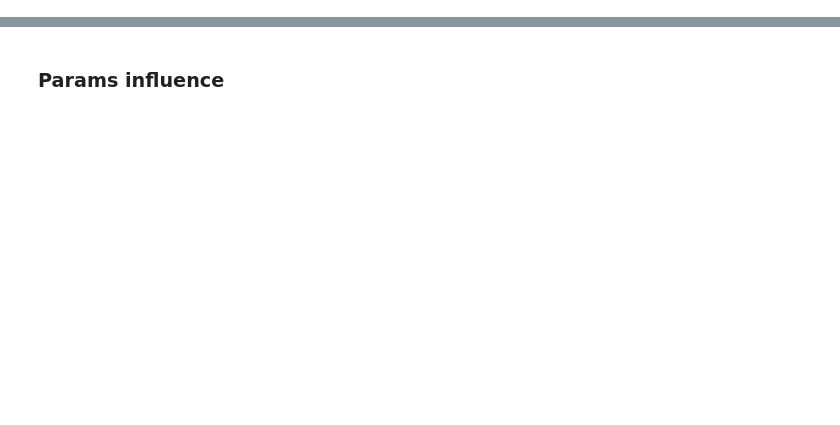
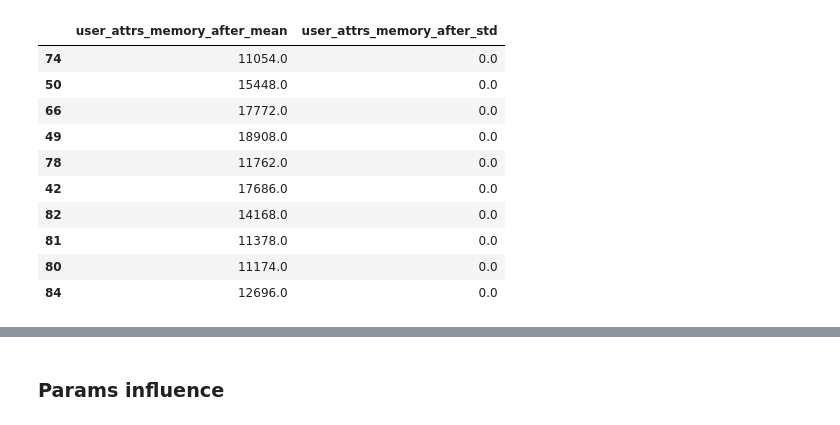
Before and after one commit to xaosina/transaction-generation, a Jupyter notebook: notebooks/analysis_param.ipynb, the cells around one changed output, grey strips where cells are left out. Saved outputs shown, nothing was run; the diff lists cells and outputs as text; code cells hidden in the pictures; blank space fills up the shorter version.

```diff
--- a/notebooks/analysis_param.ipynb
+++ b/notebooks/analysis_param.ipynb
@@ -110,3 +110,17 @@ age/optuna/detpp
+# %%
+sorted_df[[col for col in col_user if ("memory" in col)]][-10:]
+# %% [output]
+|  | user_attrs_memory_after_mean | user_attrs_memory_after_std |
+| 74 | 11054.0 | 0.0 |
+| 50 | 15448.0 | 0.0 |
+| 66 | 17772.0 | 0.0 |
+| 49 | 18908.0 | 0.0 |
+| 78 | 11762.0 | 0.0 |
+| 42 | 17686.0 | 0.0 |
+| 82 | 14168.0 | 0.0 |
+| 81 | 11378.0 | 0.0 |
+| 80 | 11174.0 | 0.0 |
+| 84 | 12696.0 | 0.0 |
 # %%
 failed = df[(df["state"] != "COMPLETE") | (df[col_user].isna().any(axis=1))][col_user].index
 print(failed)
```
Also changed, not shown: parts of 8 cells of this notebook, 11 other files.
